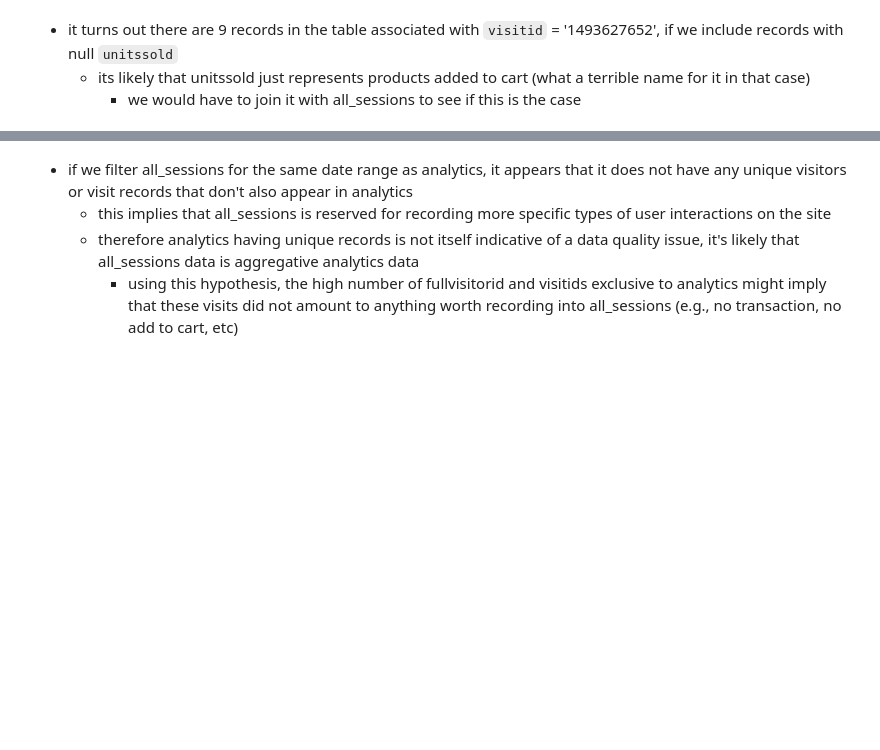
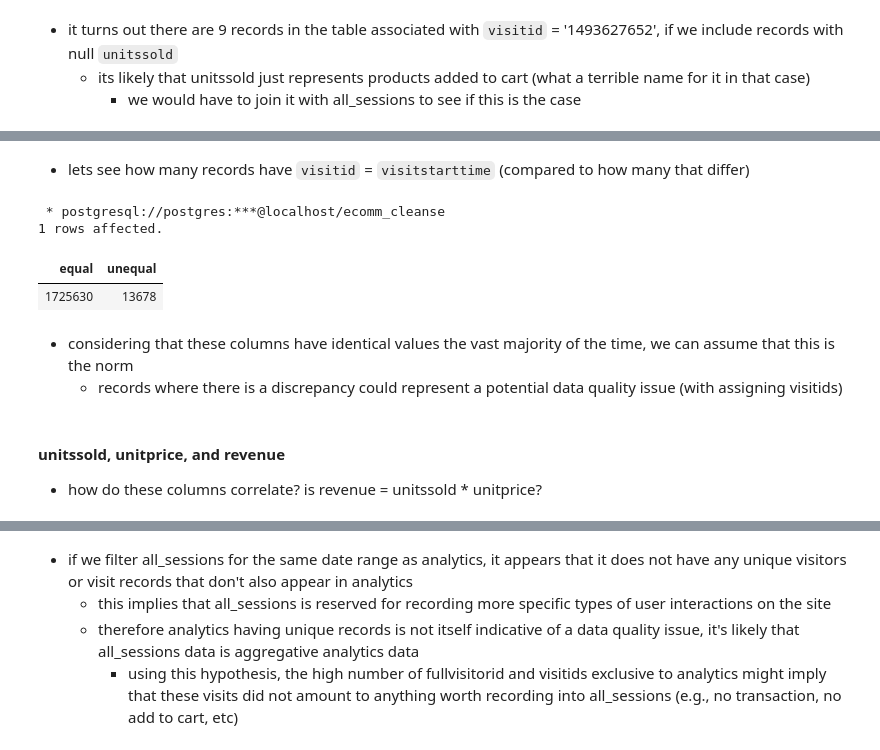
Before and after one commit to sd-brewer/ecomm-cleanse, a Jupyter notebook: notebooks/03_data_exploration_and_analysis.ipynb, the cells around one changed output, grey strips where cells are left out. Drawn from its saved outputs; the diff is of its cells as text; code cells hidden in the pictures; blank space fills up the shorter version.

```diff
--- a/notebooks/03_data_exploration_and_analysis.ipynb
+++ b/notebooks/03_data_exploration_and_analysis.ipynb
@@ -1301,0 +882,20 @@ SELECT COUNT(*) FROM as_exclusive_vid;
+# %% [markdown]
+- lets see how many records have `visitid` = `visitstarttime` (compared to how many that differ)
+# %%
+%%sql
+
+SELECT
+    (SELECT COUNT(*) FROM analytics WHERE visitid = visitstarttime) as equal,
+    (SELECT COUNT(*) FROM analytics WHERE visitid != visitstarttime) as unequal
+# %% [output]
+ * postgresql://postgres:***@localhost/ecomm_cleanse
+1 rows affected.
+| equal | unequal |
+| 1725630 | 13678 |
+# %% [markdown]
+- considering that these columns have identical values the vast majority of the time, we can assume that this is the norm
+    - records where there is a discrepancy could represent a potential data quality issue (with assigning visitids)
+# %% [markdown]
+#### unitssold, unitprice, and revenue
+
+- how do these columns correlate? is revenue = unitssold * unitprice?
```
Also changed, not shown: parts of 165 cells of this notebook, 1 other file.
